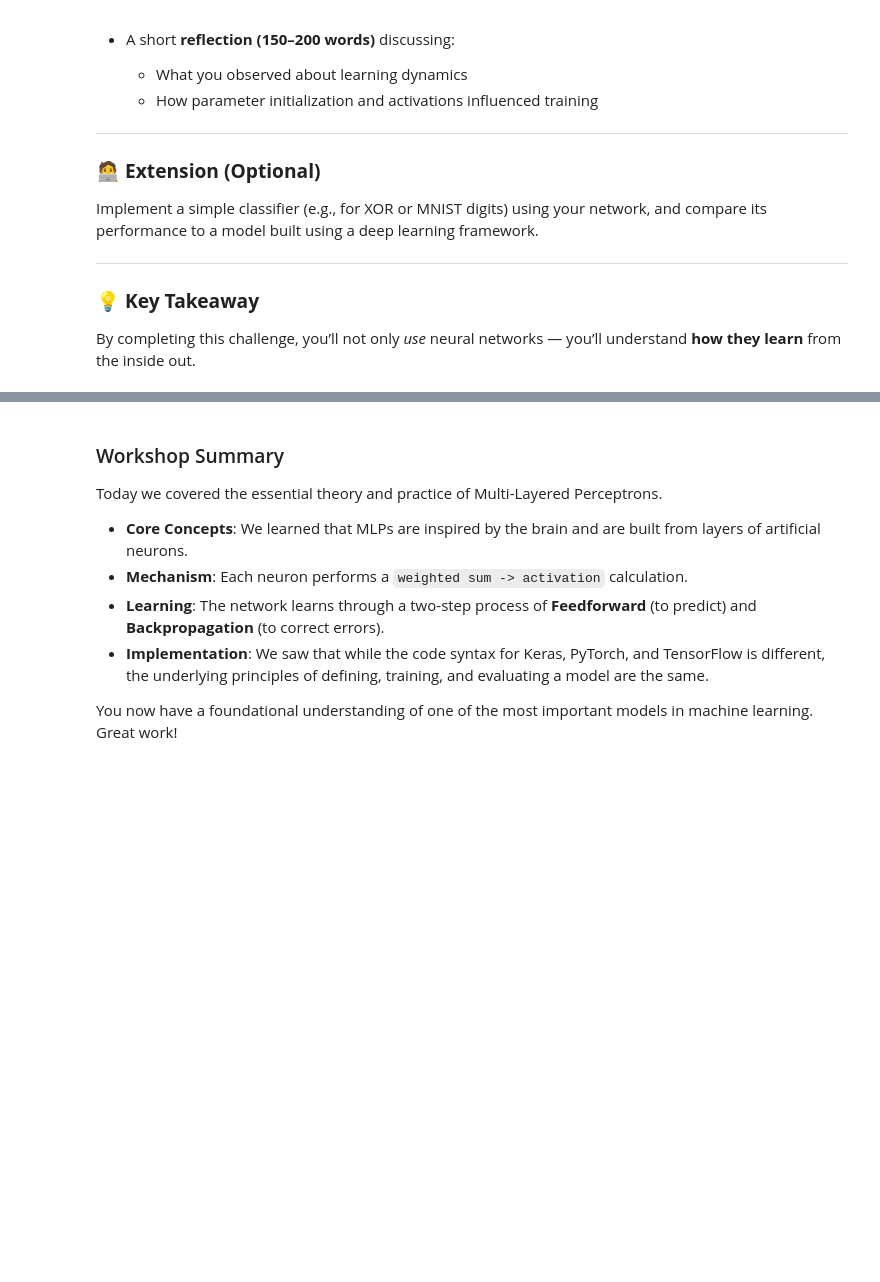
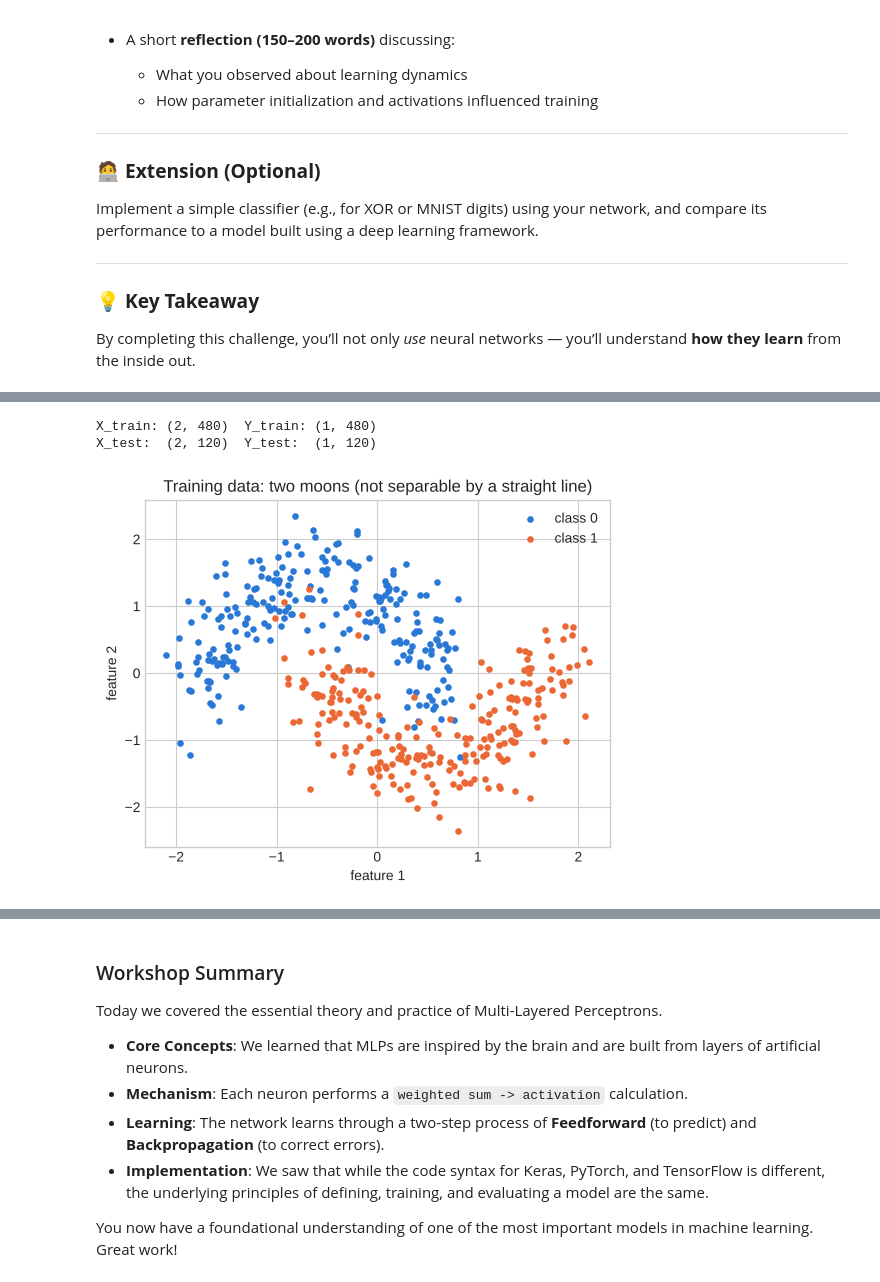
Before and after one commit to DavisenV/CSCN8010-MultiLayerPerceptrons_Workshop, a Jupyter notebook: MultiLayerPerceptrons_Workshop.ipynb, the cells around one changed output, grey strips where cells are left out. Saved outputs shown, nothing was run; the diff lists cells and outputs as text; code cells hidden in the pictures; blank space fills up the shorter version.

```diff
--- a/MultiLayerPerceptrons_Workshop.ipynb
+++ b/MultiLayerPerceptrons_Workshop.ipynb
@@ -745,0 +971,39 @@ By completing this challenge, you’ll not only *use* neural networks — you’
+# %%
+import numpy as np
+import matplotlib.pyplot as plt
+from sklearn.datasets import make_moons
+from sklearn.model_selection import train_test_split
+
+# Fixed colour order for every chart in this challenge (series 1, 2, 3, ...)
+COLORS = ["#2a78d6", "#eb6834", "#1baf7a", "#eda100", "#e87ba4"]
+
+# 1) Create the data: 600 points, 2 features each, label 0 or 1
+X_moons, y_moons = make_moons(n_samples=600, noise=0.2, random_state=42)
+
+# 2) Split into training (80%) and test (20%) sets
+X_tr, X_te, y_tr, y_te = train_test_split(X_moons, y_moons, test_size=0.2, random_state=42)
+
+# 3) Standardise: mean 0, std 1 (using the TRAINING statistics only, so no test info leaks in)
+mean, std = X_tr.mean(axis=0), X_tr.std(axis=0)
+X_tr = (X_tr - mean) / std
+X_te = (X_te - mean) / std
+
+# 4) Transpose to our "one column per example" convention
+X_train_np = X_tr.T                  # shape (2, 480)
+X_test_np  = X_te.T                  # shape (2, 120)
+Y_train_np = y_tr.reshape(1, -1)     # shape (1, 480)
+Y_test_np  = y_te.reshape(1, -1)     # shape (1, 120)
+print("X_train:", X_train_np.shape, " Y_train:", Y_train_np.shape)
+print("X_test: ", X_test_np.shape,  " Y_test: ", Y_test_np.shape)
+
+plt.figure(figsize=(6, 4.5))
+for label, color in zip([0, 1], COLORS):
+    pts = X_tr[y_tr == label]
+    plt.scatter(pts[:, 0], pts[:, 1], s=14, color=color, label=f"class {label}")
+plt.title("Training data: two moons (not separable by a straight line)")
+plt.xlabel("feature 1"); plt.ylabel("feature 2"); plt.legend()
+plt.show()
+# %% [output]
+X_train: (2, 480)  Y_train: (1, 480)
+X_test:  (2, 120)  Y_test:  (1, 120)
+[figure, added]
```
Also changed, not shown: parts of 49 cells of this notebook, 1 other file.
